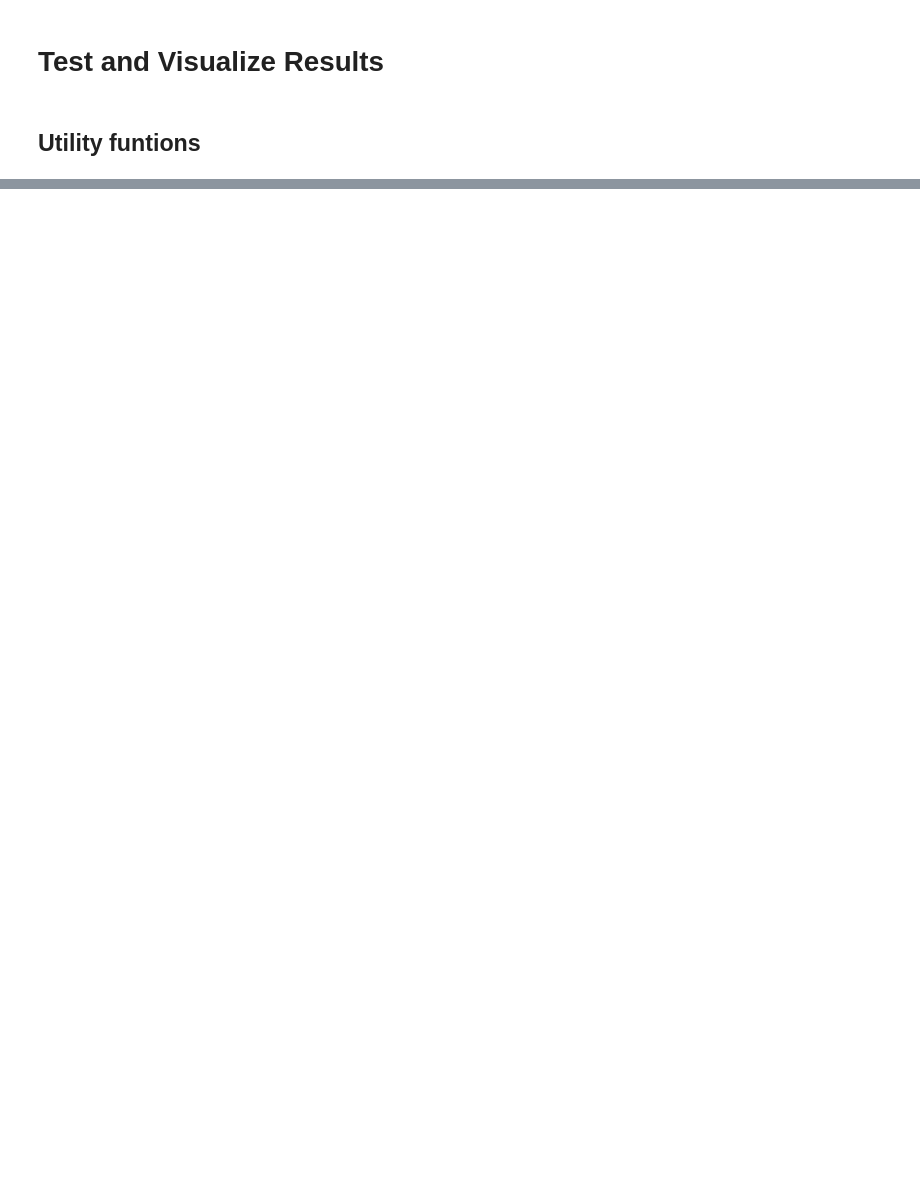
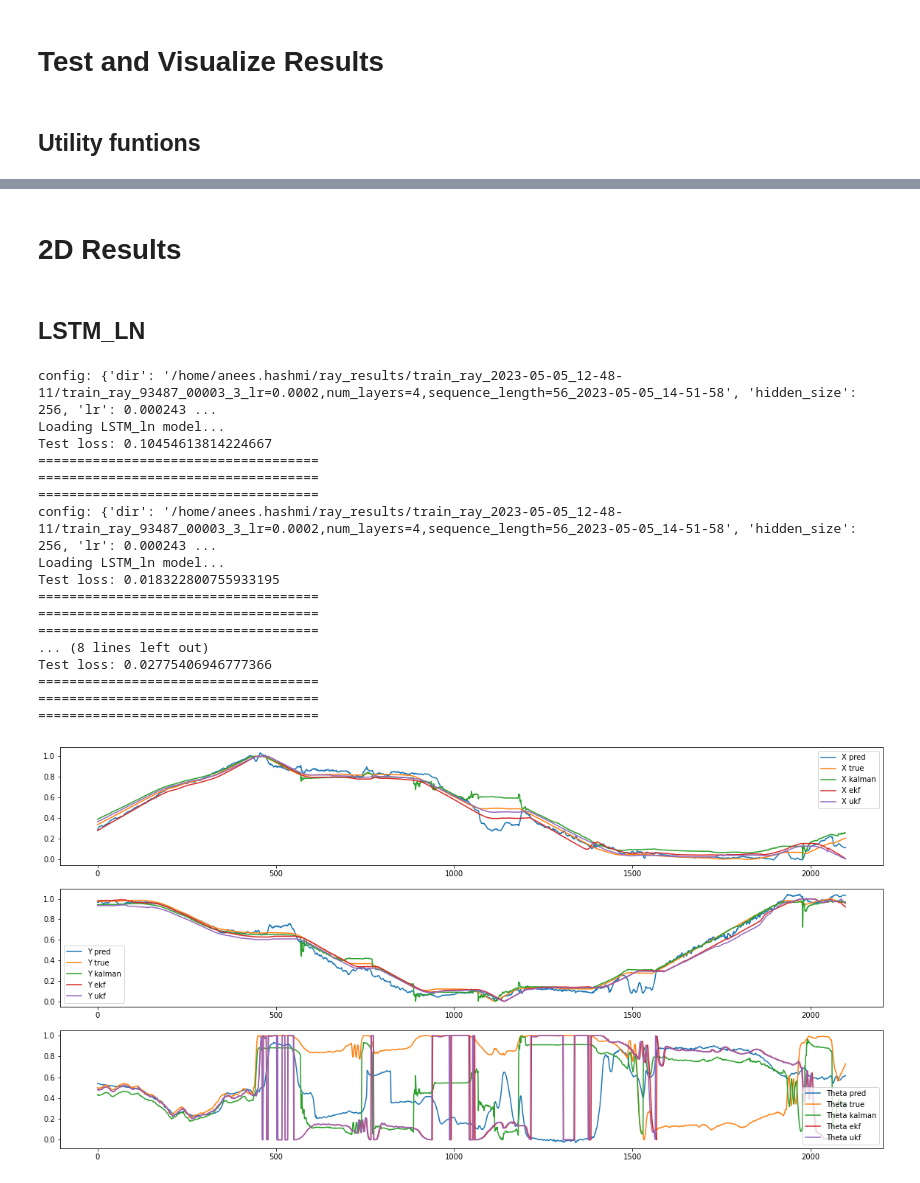
Before and after one commit to aneesurhashmi/kalmanfilters_nn, a Jupyter notebook: test.ipynb, the cells around one changed output, grey strips where cells are left out. Cells and saved outputs as stored; diff of their text form; code cells hidden in the pictures; blank space fills up the shorter version.

Commit message:
1D and 2D results pipeline completed

```diff
--- a/test.ipynb
+++ b/test.ipynb
@@ -61,15 +64,18 @@ def test_accuracy(net, test_loader, device="cpu"):
             test_pred.append(outputs.cpu().numpy())
     return loss / len(test_loader), np.concatenate(np.array(test_pred), axis=0)
 # %%
-def get_mse(pred, labels):
-    criterion = nn.L1Loss()
+def get_loss(pred, labels, metric = "mae"):
+    if metric == "mae":
+        criterion = nn.L1Loss()
+    elif metric == "mse":
+        criterion = nn.MSELoss()
     return criterion(torch.tensor(pred).clone().detach() , torch.tensor(labels)).item()
 # %%
-def get_all_mae(pred, labels):
+def get_all_mae(pred, labels, metric):
     all_losses = []
     for i in range(pred.shape[1]): # output size
-        all_losses.append(get_mse(pred[:, i], labels[:, i]))
-    return all_losses, get_mse(pred[:, 0], labels[:, 0]) # return mse for x, y, theta and total mse
+        all_losses.append(get_loss(pred[:, i], labels[:, i], metric=metric))
+    return all_losses, get_loss(pred[:, 0], labels[:, 0]) # return mse for x, y, theta and total mse
 # %%
 def show_trajectory(nn_preds, dataset, lim = -1, save_plots=False, save_dir=None, save_name=None):
 
@@ -416,2 +142,0 @@ lstm_2d_results_df
-# %%
-lstm_2d_results_df.set_index(['Test model', 'Test set']).to_csv(f"./results/{data_dim}D/{model_name}/results.csv")
@@ -656,0 +454,48 @@ pd.concat([lstm_2d_results_df, rnn_2d_results_df]).set_index(['Test model', 'Tes
+# %%
+def save_results(all_resutls_df, model_name="LSTM_ln", data_dim=2):
+    os.makedirs(f'./results/{data_dim}D/{model_name}/', exist_ok=True)
+    if data_dim == 2:
+        lstm_ln_2d_results_all = all_resutls_df[['Test set', 'Test model', 'Total Kalman MSe', 'Total NN MSE', 'Total EKF MSE', 'Total UKF MSE']]
+        lstm_ln_2d_results_x = all_resutls_df[['Test set', 'Test model', 'Kalman MSE X', 'NN MSE X', 'EKF MSE X', 'UKF MSE X']]
+        lstm_ln_2d_results_y = all_resutls_df[['Test set', 'Test model', 'Kalman MSE Y', 'NN MSE Y', 'EKF MSE Y', 'UKF MSE Y']]
+        lstm_ln_2d_results_theta = all_resutls_df[['Test set', 'Test model', 'Kalman MSE Theta', 'NN MSE Theta', 'EKF MSE Theta', 'UKF MSE Theta']]
+        # lstm_ln_2d_results_all
+
+        lstm_ln_2d_results_all.set_index(['Test model', 'Test set']).to_csv(f"./results/{data_dim}D/{model_name}/results_overall.csv")
+        lstm_ln_2d_results_x.set_index(['Test model', 'Test set']).to_csv(f"./results/{data_dim}D/{model_name}/results_x.csv")
+        lstm_ln_2d_results_y.set_index(['Test model', 'Test set']).to_csv(f"./results/{data_dim}D/{model_name}/results_y.csv")
+        lstm_ln_2d_results_theta.set_index(['Test model', 'Test set']).to_csv(f"./results/{data_dim}D/{model_name}/results_theta.csv")
+
+    elif data_dim == 1:
+        over_all_df = all_resutls_df[['Test set','Test model', 'Total Kalman MSe', 'Total NN MSE']]
+        over_all_df.set_index(['Test model', 'Test set']).to_csv(f"./results/{data_dim}D/{model_name}/results_overall.csv")
+# %% [markdown]
+# 2D Results
+# %% [markdown]
+## LSTM_LN
+# %%
+data_dim = 2
+model_name = "LSTM_ln"
+params, test_set_name = test_setup(data_dim=2, model_name=model_name)
+
+all_resutls_df = get_results(params, test_set_name, model_name=model_name)
+save_results(all_resutls_df, model_name=model_name, data_dim=data_dim)
+# %% [output]
+config: {'dir': '/home/anees.hashmi/ray_results/train_ray_2023-05-05_12-48-11/train_ray_93487_00003_3_lr=0.0002,num_layers=4,sequence_length=56_2023-05-05_14-51-58', 'hidden_size': 256, 'lr': 0.000243 ...
+Loading LSTM_ln model...
+Test loss: 0.10454613814224667
+====================================
+====================================
+====================================
+config: {'dir': '/home/anees.hashmi/ray_results/train_ray_2023-05-05_12-48-11/train_ray_93487_00003_3_lr=0.0002,num_layers=4,sequence_length=56_2023-05-05_14-51-58', 'hidden_size': 256, 'lr': 0.000243 ...
+Loading LSTM_ln model...
+Test loss: 0.018322800755933195
+====================================
+====================================
+====================================
+... (8 lines left out)
+Test loss: 0.02775406946777366
+====================================
+====================================
+====================================
+[figure, added]
```
Also changed, not shown: parts of 35 cells of this notebook, 42 other files.
